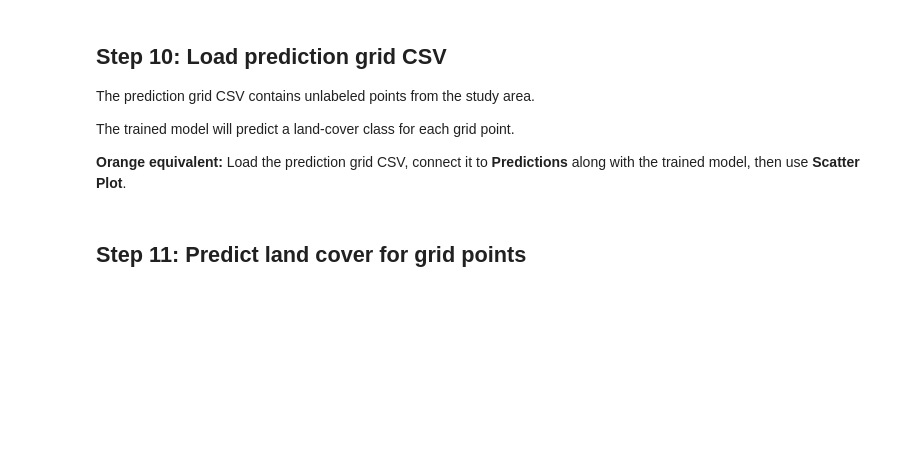
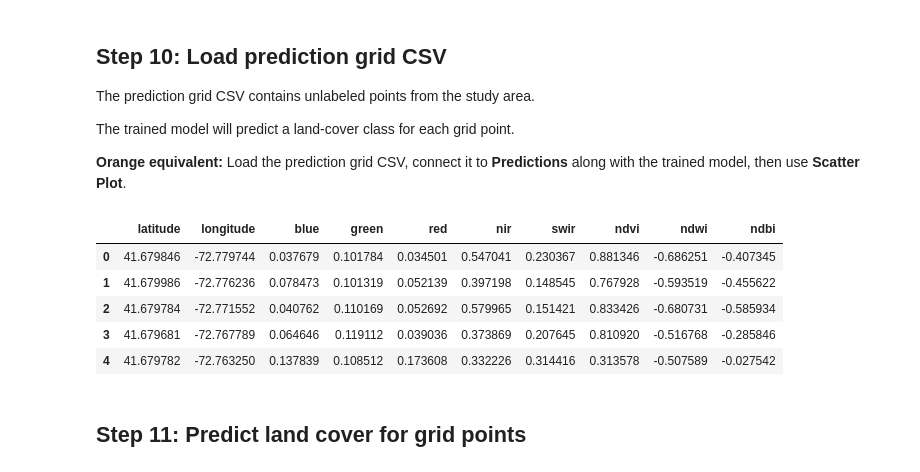
Before and after one commit to UConnARIAL/NRE5615_EnviroAI_Code_and_Data, a Jupyter notebook: code/NRE5615_Wk6_Demo_Landcover_Classification.ipynb, the cells around one changed output. Drawn from its saved outputs; the diff is of its cells as text; code cells hidden in the pictures; blank space fills up the shorter version.

```diff
--- a/code/NRE5615_Wk6_Demo_Landcover_Classification.ipynb
+++ b/code/NRE5615_Wk6_Demo_Landcover_Classification.ipynb
@@ -223,15 +293,23 @@ The trained model will predict a land-cover class for each grid point.
 
 **Orange equivalent:** Load the prediction grid CSV, connect it to **Predictions** along with the trained model, then use **Scatter Plot**.
 # %%
-prediction_grid_csv_url = ""  # paste prediction grid CSV raw GitHub link here, if available
+prediction_grid_csv_url = "https://raw.githubusercontent.com/UConnARIAL/NRE5615_EnviroAI_Code_and_Data/main/data/Wk6_landcover_prediction_grid_demo.csv"
+# paste prediction grid CSV raw GitHub link here, if available
 
 if prediction_grid_csv_url:
     grid_df = pd.read_csv(prediction_grid_csv_url)
 else:
     # Option 2: manually upload this file to Colab.
     grid_df = pd.read_csv("landcover_prediction_grid_demo_v2.csv")
 
 grid_df.head()
+# %% [output]
+|  | latitude | longitude | blue | green | red | nir | swir | ndvi | ndwi | ndbi |
+| 0 | 41.679846 | -72.779744 | 0.037679 | 0.101784 | 0.034501 | 0.547041 | 0.230367 | 0.881346 | -0.686251 | -0.407345 |
+| 1 | 41.679986 | -72.776236 | 0.078473 | 0.101319 | 0.052139 | 0.397198 | 0.148545 | 0.767928 | -0.593519 | -0.455622 |
+| 2 | 41.679784 | -72.771552 | 0.040762 | 0.110169 | 0.052692 | 0.579965 | 0.151421 | 0.833426 | -0.680731 | -0.585934 |
+| 3 | 41.679681 | -72.767789 | 0.064646 | 0.119112 | 0.039036 | 0.373869 | 0.207645 | 0.810920 | -0.516768 | -0.285846 |
+| 4 | 41.679782 | -72.763250 | 0.137839 | 0.108512 | 0.173608 | 0.332226 | 0.314416 | 0.313578 | -0.507589 | -0.027542 |
 # %% [markdown]
 ## Step 11: Predict land cover for grid points
 # %%
```
Also changed, not shown: parts of 18 cells of this notebook.
